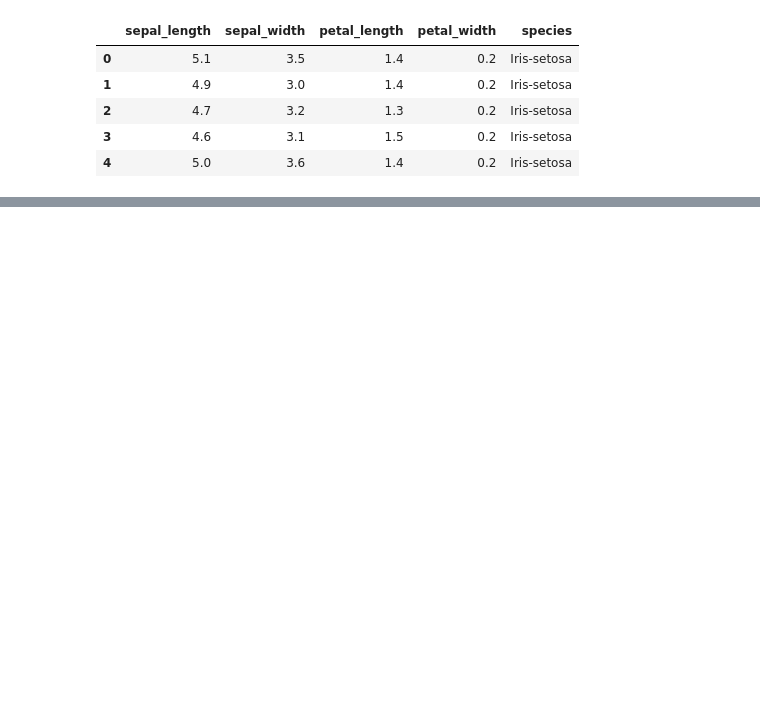
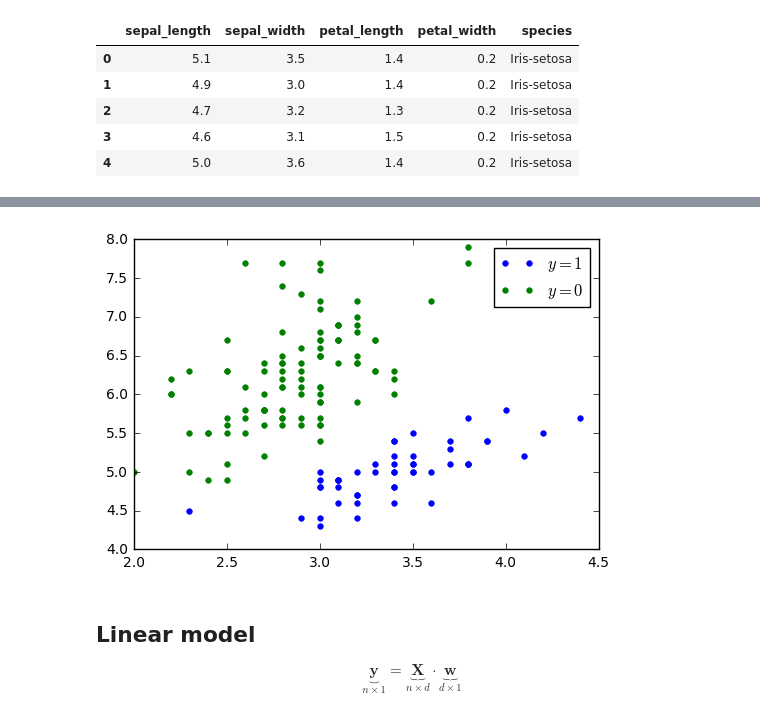
Before and after one commit to pilipolio/schibsted-study, a Jupyter notebook: notebooks/201611_logistic_regression.ipynb, the cells around one changed output, grey strips where cells are left out. Saved outputs shown, nothing was run; the diff lists cells and outputs as text; code cells hidden in the pictures; blank space fills up the shorter version.

```diff
--- a/notebooks/201611_logistic_regression.ipynb
+++ b/notebooks/201611_logistic_regression.ipynb
@@ -88,0 +33,6 @@ Let's built a binary classifier recognizing Iris-setosa based on the sepals widt
+# %%
+n_samples = iris.shape[0]
+# %%
+x_1 = iris.sepal_width.values.reshape((n_samples, 1))
+x_2 = iris.sepal_length.values.reshape((n_samples, 1))
+train_X = np.hstack([np.ones_like(x_1), x_1, x_2])
@@ -88,0 +56,24 @@ Let's built a binary classifier recognizing Iris-setosa based on the sepals widt
+# %%
+def fitted_line(w, neutral=0, **plot_args):
+    w_0, w_1, w_2 = w
+    x_0, x_1 = plt.xlim()
+    y_0, y_1 = (neutral - w_0 - w_1 * np.array([x_0, x_1])) / w_2
+    plt.plot([x_0, x_1], [y_0, y_1], **plot_args)
+
+def plot_result(predicted_probs=None):
+    x_1, x_2 = train_X[:,1,np.newaxis], train_X[:,2,np.newaxis]
+
+    if predicted_probs is not None:
+        plt.plot(x_1[predicted_probs > .5], x_2[predicted_probs > .5], 'ob', ms=8, alpha=.3, mec='blue', label='$\hat{y} = 1$');
+        plt.plot(x_1[predicted_probs <= .5], x_2[predicted_probs <= .5], 'og', ms=8, alpha=.3, mec='green', label='$\hat{y} = 0$');
+    plt.plot(x_1[targets == 1], x_2[targets == 1], 'ob', ms=4, mec='blue', label='$y = 1$');
+    plt.plot(x_1[targets == 0], x_2[targets == 0], 'og', ms=4, mec='green', label='$y = 0$');
+    plt.legend()
+
+plot_result()
+# %% [output]
+[figure, added]
+# %% [markdown]
+## Linear model
+
+$$ \underbrace{\mathbf{y}}_{n \times 1} = \underbrace{\mathbf{X}}_{n \times d} \cdot \underbrace{\mathbf{w}}_{d \times 1} $$
```
Also changed, not shown: parts of 16 cells of this notebook, 1 other file.
